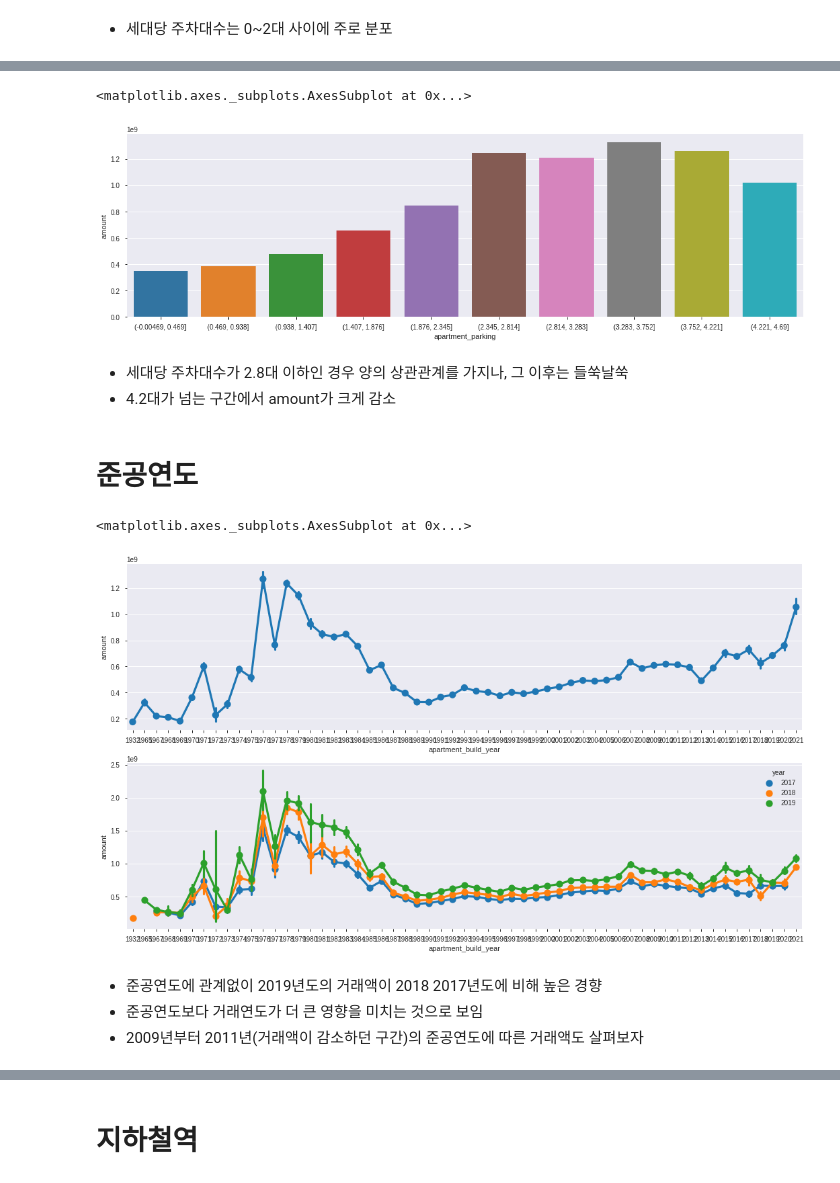
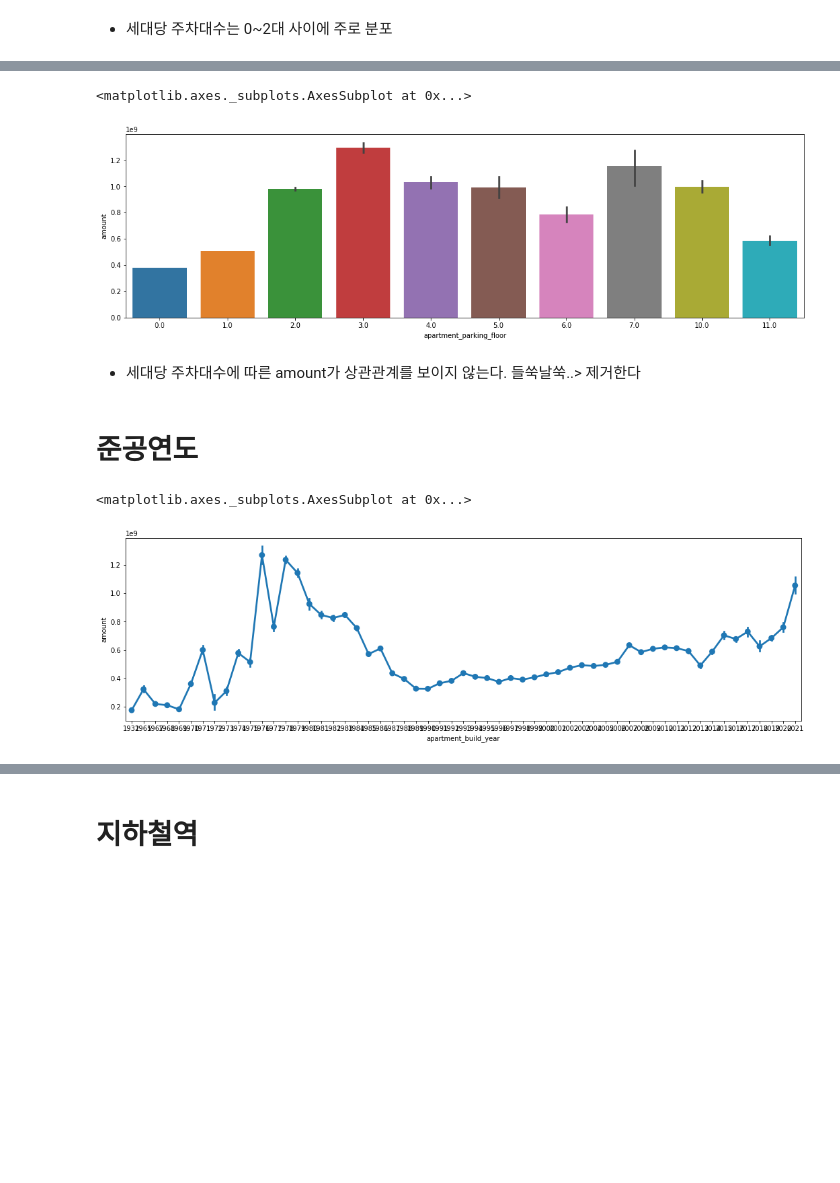
Before and after one commit to whoareyouwhoami/ProjectCasa, a Jupyter notebook: EDA/EDA_version1.ipynb, the cells around one changed output, grey strips where cells are left out. Cells and saved outputs as stored; diff of their text form; code cells hidden in the pictures; blank space fills up the shorter version.

```diff
--- a/EDA/EDA_version1.ipynb
+++ b/EDA/EDA_version1.ipynb
@@ -36,6 +28,8 @@ df = (price.merge(apartment, how='left', on='apartment_id').
+# %%
+clustered = pd.read_pickle('clustered_apartment.pkl')
+price = call_df('crawling_db.price_table').drop(columns='price_id')
+# %%
+df = pd.merge(price,clustered,how='left',on='apartment_id')
 # %%
 import re
 df['area'] = df['area'].apply(lambda x: int(re.split('\D',x)[0]))
-# %%
-df = df.drop(['school_addr_district','period','amount_original'],axis=1)
-df['school_students'] = pd.to_numeric(df['school_students'])
@@ -285,33 +257,22 @@ df[df['apartment_parking']>=5][['apartment_name','apartment_parking']].drop_dupl
+# %%
+df['apartment_parking_floor'] = df['apartment_parking'].apply(np.floor)
 # %%
-df2 = df[df['apartment_parking']<=5]
-factor = pd.cut(df2.apartment_parking,10)
-a = df2.amount.groupby(factor).mean()
-a = pd.DataFrame(a)
-a = a.reset_index()
-
 figure,ax1 = plt.subplots()
 figure.set_size_inches(18,5)
 
-sns.barplot(data=a,x="apartment_parking",y="amount",ax=ax1)
+sns.barplot(data=df,x="apartment_parking_floor",y="amount",ax=ax1)
 # %% [output]
 <matplotlib.axes._subplots.AxesSubplot at 0x...>
-[figure, old version]
+[figure, new version]
-# %% [markdown]
-- 세대당 주차대수가 2.8대 이하인 경우 양의 상관관계를 가지나, 그 이후는 들쑥날쑥
-- 4.2대가 넘는 구간에서 amount가 크게 감소
+# %% [markdown]
+- 세대당 주차대수에 따른 amount가 상관관계를 보이지 않는다. 들쑥날쑥..> 제거한다
 # %% [markdown]
 # 준공연도
 # %%
-figure,(ax1,ax2) = plt.subplots(nrows=2)
-figure.set_size_inches(18,10)
+figure,ax1 = plt.subplots()
+figure.set_size_inches(18,5)
 
 sns.pointplot(data=df,x="apartment_build_year",y="amount",ax=ax1)
-df1 = df[(df['year']==2017)|(df['year']==2018)|(df['year']==2019)]
-sns.pointplot(data=df1,x="apartment_build_year",y="amount",hue='year',ax=ax2)
 # %% [output]
 <matplotlib.axes._subplots.AxesSubplot at 0x...>
-[figure, old version]
+[figure, new version]
-# %% [markdown]
-- 준공연도에 관계없이 2019년도의 거래액이 2018 2017년도에 비해 높은 경향
-- 준공연도보다 거래연도가 더 큰 영향을 미치는 것으로 보임
-- 2009년부터 2011년(거래액이 감소하던 구간)의 준공연도에 따른 거래액도 살펴보자
```
Also changed, not shown: parts of 48 cells of this notebook, 1 other file.
